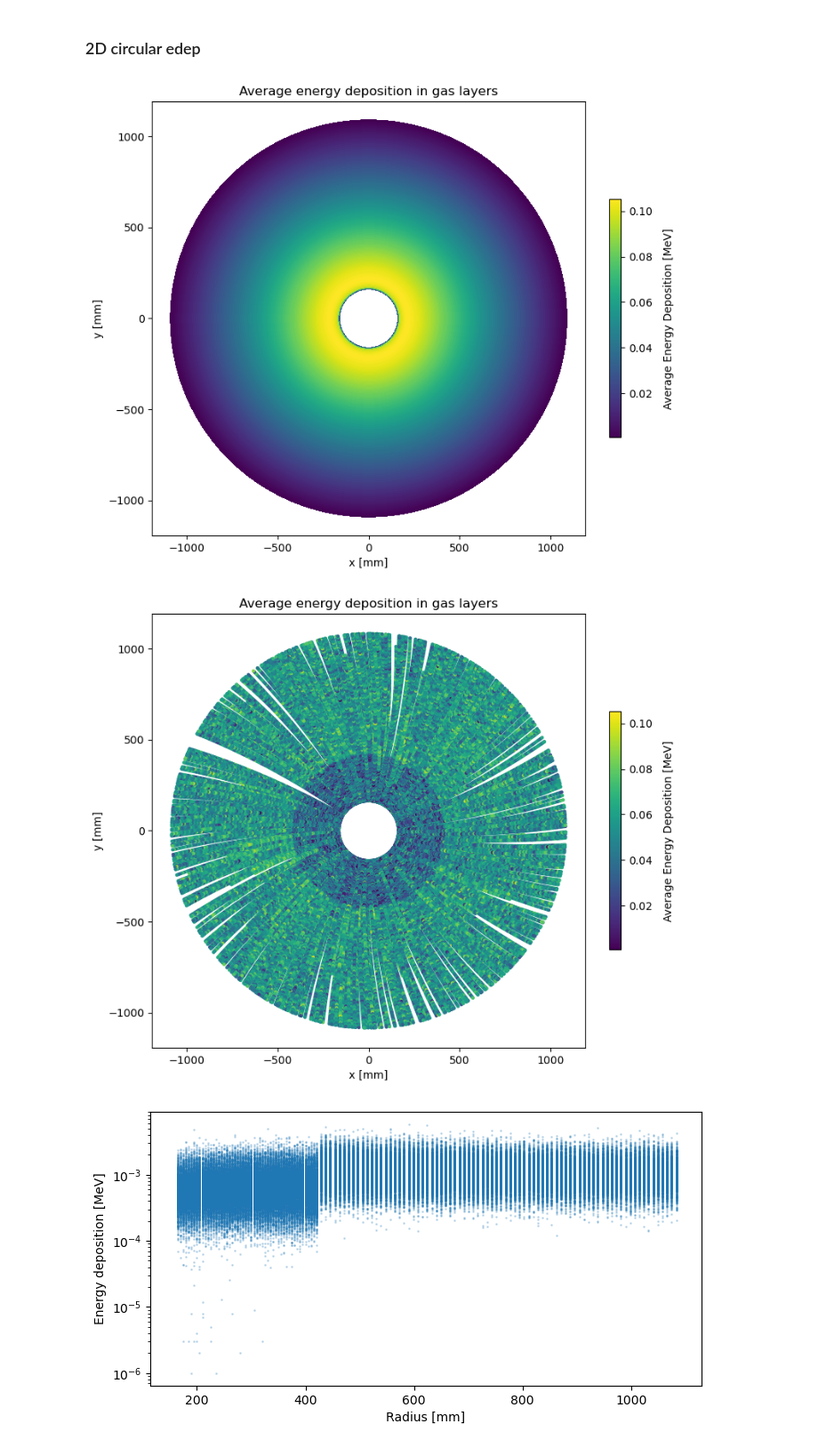
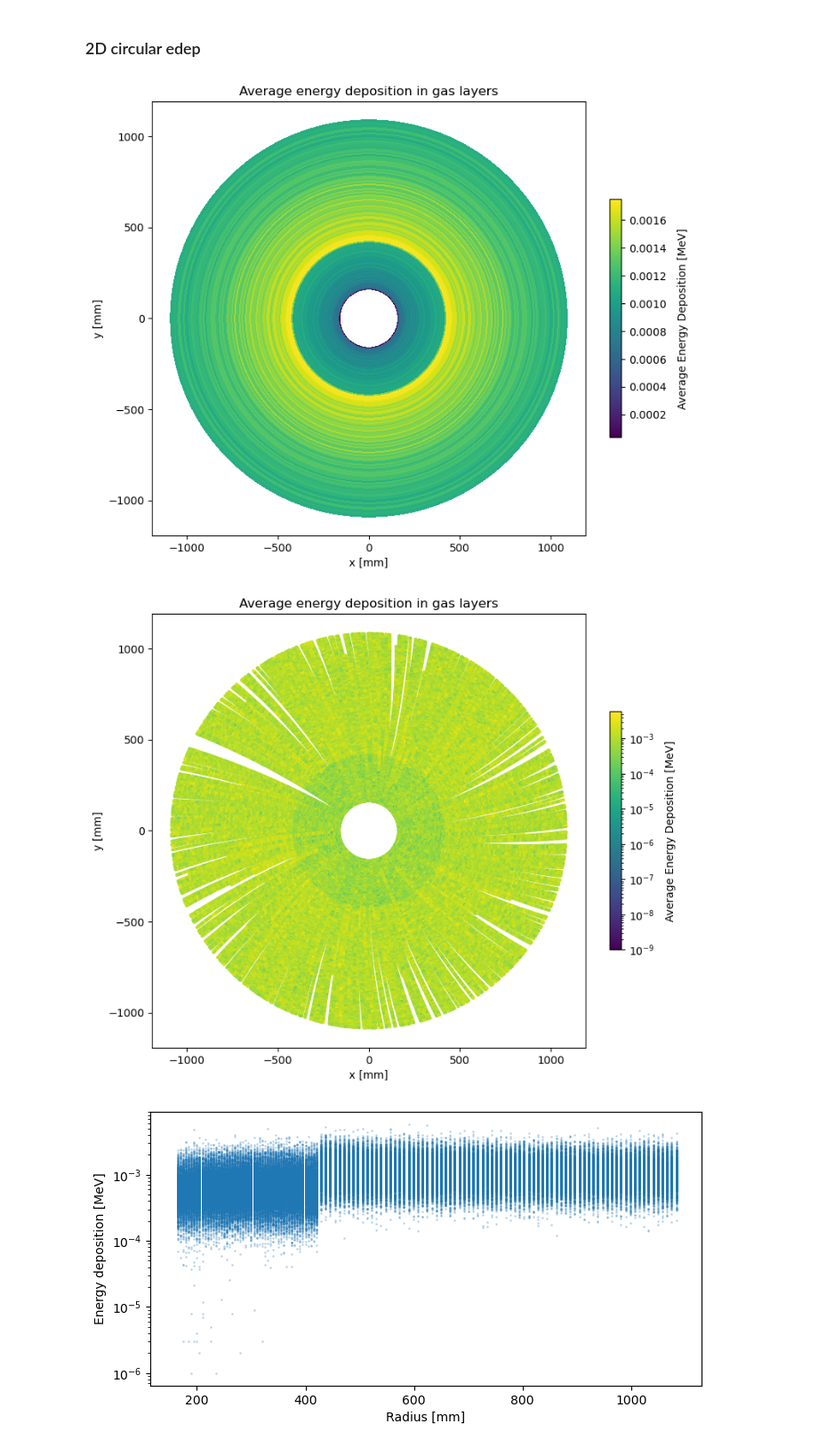
Before and after one commit to JayPRobertson/Belle-II_Drift_Chambers, a Jupyter notebook: Python/geant4_data_analysis.ipynb, the cells around one changed output. Shown at 89% size. Drawn from its saved outputs; the diff is of its cells as text; code cells hidden in the pictures.

```diff
--- a/Python/geant4_data_analysis.ipynb
+++ b/Python/geant4_data_analysis.ipynb
@@ -222,19 +223,26 @@ plot_layered_beams(layer_df, num_to_plot)
 # %%
 def get_avg_edep_in_layer(r_inner, r_outer, df):
     tot_edep = 0
+    count = 0
 
+    # iterate through the dataframe rows
     for idx, cur_df in df.iterrows():
         energies = cur_df["edep"]
 
+        is_edep = False
+
+        #look at energies list for each row
         for j in range(len(energies)):
             entry_r = np.sqrt( cur_df["entry_x"][j] ** 2 + cur_df["entry_y"][j] ** 2 )
             exit_r = np.sqrt( cur_df["exit_x"][j] ** 2 + cur_df["exit_y"][j] ** 2 )
 
             if entry_r > r_inner and exit_r < r_outer:
                 tot_edep += energies[j]
+                is_edep = True
 
-    return tot_edep / len(df) if len(df) > 0 else 0
+        if is_edep: count += 1
 
+    return tot_edep / count if count > 0 else 0
 
 def plot_layer_overview(rad_df, df):
     fig, ax = plt.subplots(figsize=(8, 8))
@@ -245,46 +253,50 @@ def plot_layer_overview(rad_df, df):
 
     norm = mcolors.Normalize(vmin=min(energies), vmax=max(energies))
     cmap = plt.get_cmap("viridis")
 
     for idx, row in rad_df.iterrows():
         r1 = row["r1"]
         r2 = row["r2"]
         colour = cmap(norm(energies[idx]))
         ring = Annulus(xy=(0, 0), r=r2, width=r2 - r1, facecolor=colour)
         ring.set_antialiased(False)
         ax.add_patch(ring)
 
     max_r = rad_df["r2"].max()
     ax.set_xlim(-(max_r + 100), max_r + 100)
     ax.set_ylim(-(max_r + 100), max_r + 100)
     ax.set_aspect("equal")
 
     ax.set_xlabel("x [mm]")
     ax.set_ylabel("y [mm]")
     ax.set_title("Average energy deposition in gas layers")
 
     sm = plt.cm.ScalarMappable(cmap=cmap, norm=norm)
     sm.set_array([])
     cbar = fig.colorbar(sm, ax=ax, fraction=0.046, shrink=0.5, pad=0.05)
     cbar.set_label("Average Energy Deposition [MeV]", labelpad=10)
 
     return energies
 
 energies = plot_layer_overview(radii_df, layer_df)
 # %% [output]
-[figure, old version]
+[figure, new version]
 # %%
 def plot_edep_layer_overview(df):
     fig, ax = plt.subplots(figsize=(8, 8))
 
     edep = []
     for i in range(0, len(df)):
-        try:       cur_df = df.iloc[i]
-        except:    continue
+        try:  cur_df = df.iloc[i]
+        except: continue
 
-        edep += cur_df["edep"]
+        edep.extend(cur_df["edep"])
 
-    norm = mcolors.LogNorm(vmin=None, vmax=max(edep))
+    edep = np.array(edep)
+
+    vmin_val = max(1e-9, edep.min())
+    vmax_val = edep.max()
+    norm = mcolors.LogNorm(vmin=vmin_val, vmax=vmax_val)
     cmap = plt.get_cmap("viridis")
 
     for i in range(0, len(df)):
@@ -294,7 +306,6 @@ def plot_edep_layer_overview(df):
         colours = cmap(norm(cur_df["edep"]))
         ax.scatter(cur_df["entry_x"], cur_df["entry_y"], s=5.0, c=colours)
 
-    norm = mcolors.Normalize(vmin=min(energies), vmax=max(energies))
     sm = plt.cm.ScalarMappable(cmap=cmap, norm=norm)
     sm.set_array([])
     cbar = fig.colorbar(sm, ax=ax, fraction=0.046, shrink=0.5, pad=0.05)
@@ -307,7 +318,7 @@ def plot_edep_layer_overview(df):
 
 plot_edep_layer_overview(layer_df)
 # %% [output]
-[figure, old version]
+[figure, new version]
 # %%
 r_vals = []
 e_vals = []
```
Also changed, not shown: parts of 5 cells of this notebook, 4 other files.
